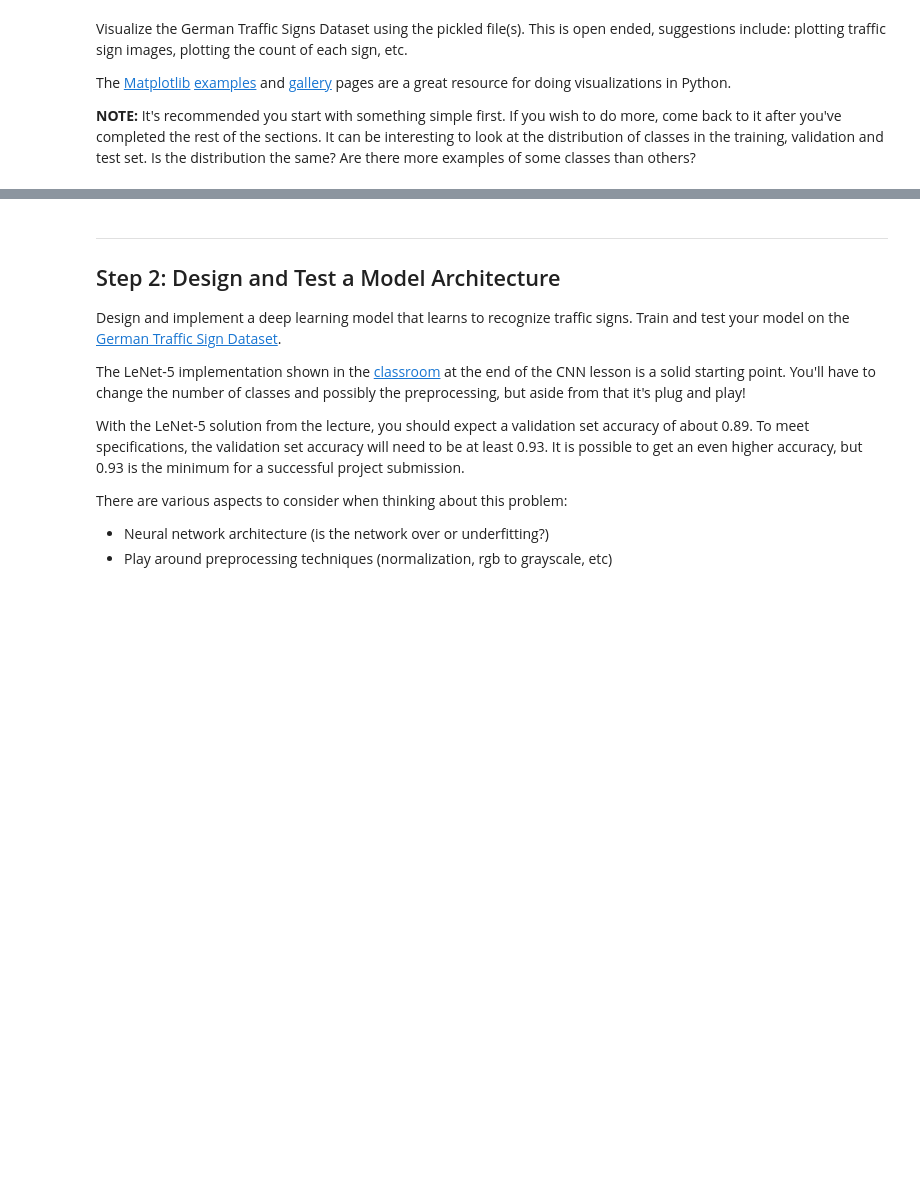
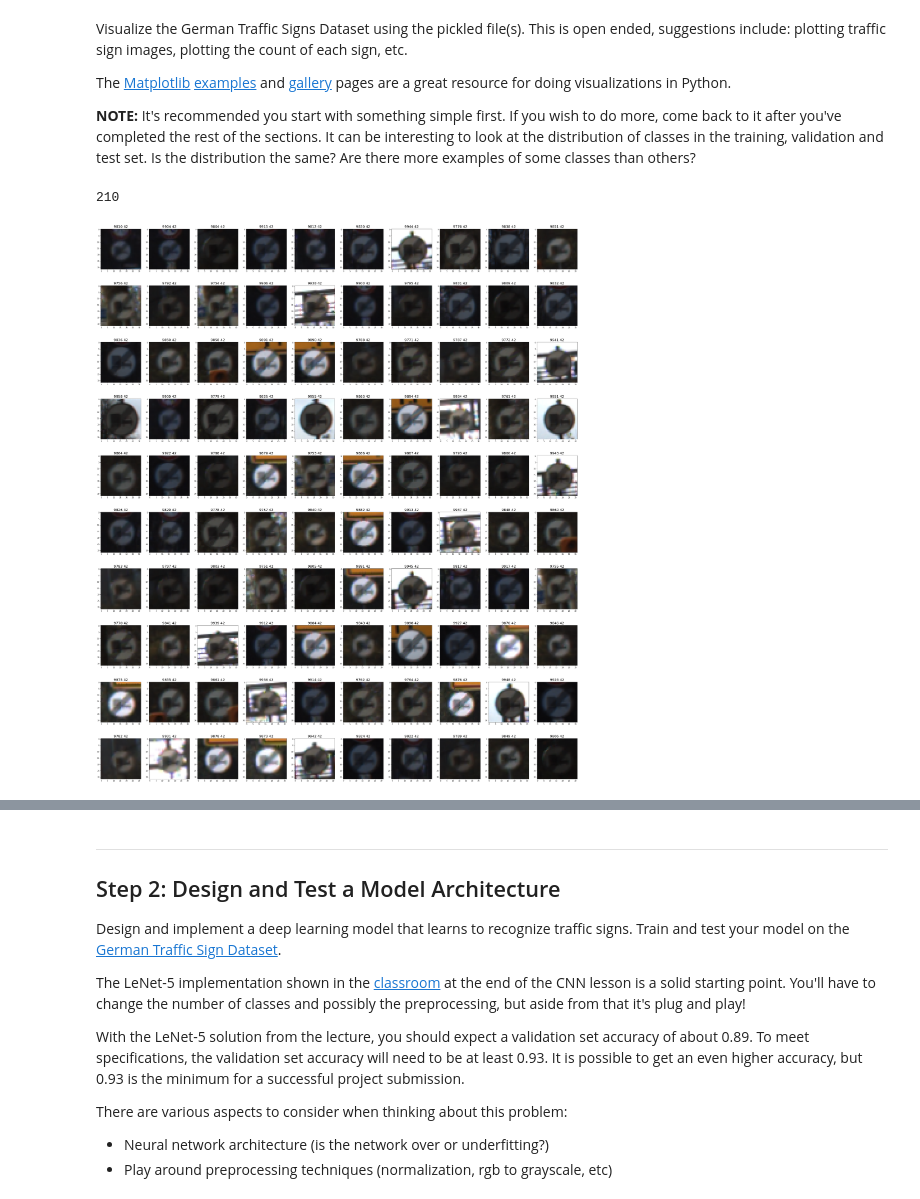
Before and after one commit to magicyuli/CarND-Traffic-Sign-Classifier-Project, a Jupyter notebook: Traffic_Sign_Classifier.ipynb, the cells around one changed output, grey strips where cells are left out. Cells and saved outputs as stored; diff of their text form; code cells hidden in the pictures; blank space fills up the shorter version.

```diff
--- a/Traffic_Sign_Classifier.ipynb
+++ b/Traffic_Sign_Classifier.ipynb
@@ -97,11 +105,7 @@ The [Matplotlib](http://matplotlib.org/) [examples](http://matplotlib.org/exampl
 # %%
 ### Data exploration visualization code goes here.
 ### Feel free to use as many code cells as needed.
-import matplotlib.pyplot as plt
 import csv
-from textwrap import wrap
-# Visualizations will be shown in the notebook.
-%matplotlib inline
 
 # Load sign names
 signnames = {}
@@ -113,7 +117,23 @@ def showImages(images, labels):
     fig = plt.figure(figsize=(50,60))
     for i, j in enumerate(random.sample(range(len(labels)), 100)):
         plt.subplot(10, 10, i+1)
-        plt.title("\n".join(wrap(signnames[labels[j]], 20)), fontsize=20)
+        plt.title(wrapTitle(signnames[labels[j]]), fontsize=20)
         plt.imshow(images[j])
+
+def showImagesOfLabel(X, y, label):
+    fig = plt.figure(figsize=(50,60))
+    images = [i for i in range(len(y)) if y[i] == label]
+    print(len(images))
+    images = images if len(images) <= 100 else random.sample(images, 100)
+
+    for i, j in enumerate(images):
+        plt.subplot(10, 10, i+1)
+        plt.title('%d %d' % (j, y[j]), fontsize=20)
+        plt.imshow(X[j])
 # %%
 showImages(X_train, y_train)
+# %%
+showImagesOfLabel(X_train, y_train, 42)
+# %% [output]
+210
+[figure, added]
```
Also changed, not shown: parts of 24 cells of this notebook.
